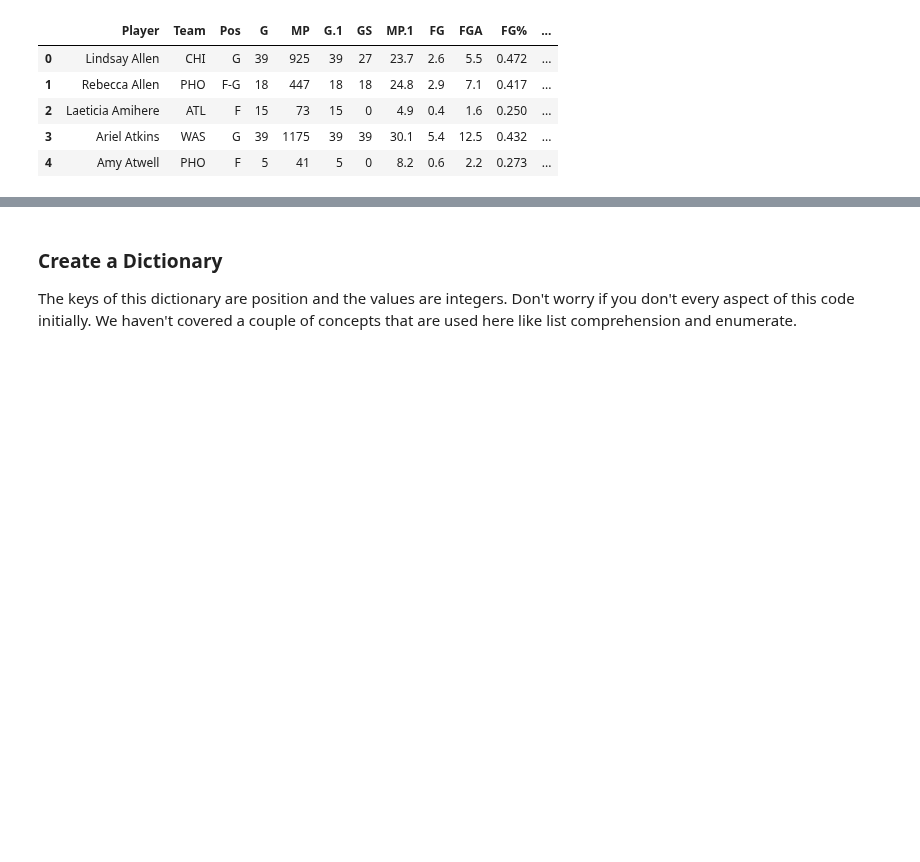
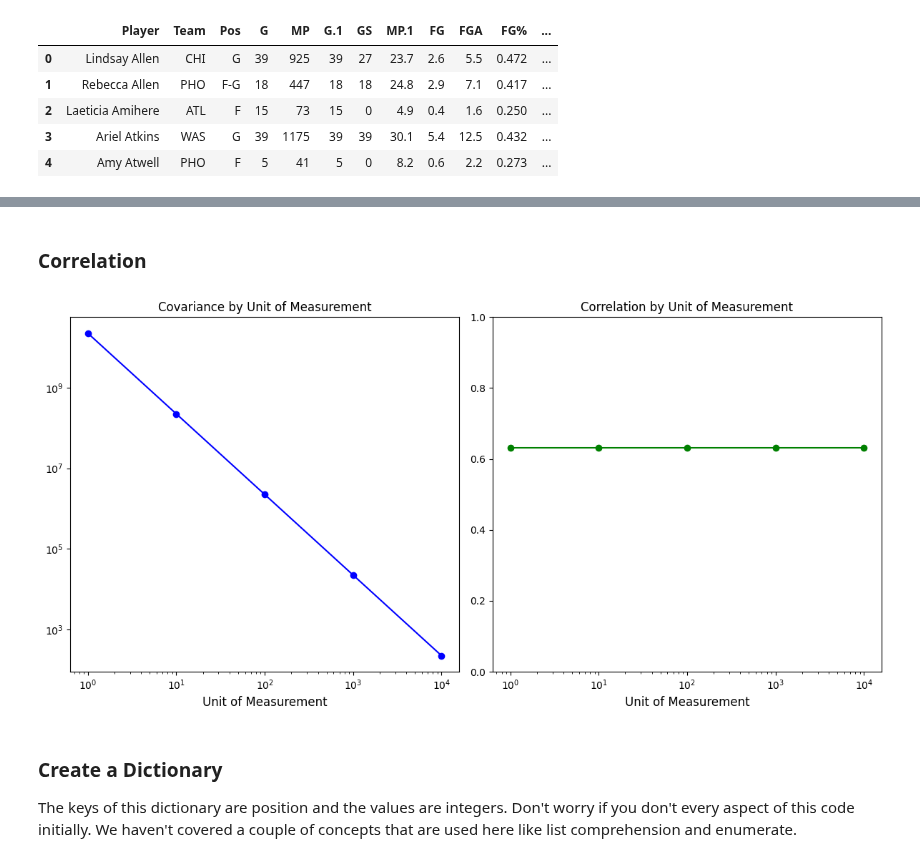
Before and after one commit to pharringtonp19/business-analytics, a Jupyter notebook: notebooks/statistical_inference_five_class.ipynb, the cells around one changed output, grey strips where cells are left out. Saved outputs shown, nothing was run; the diff lists cells and outputs as text; code cells hidden in the pictures; blank space fills up the shorter version.

```diff
--- a/notebooks/statistical_inference_five_class.ipynb
+++ b/notebooks/statistical_inference_five_class.ipynb
@@ -36,0 +66,3 @@ df.head()
+# %%
+qs = pd.read_csv('/content/business-analytics/datasets/massachusetts_mortgages_2017.zip')
+qs.head()
@@ -37,3 +76,40 @@ df.head()
+# %% [markdown]
+### **Correlation**
+# %%
+qs['loan_amount'] = qs['loan_amount_000s'].map(lambda x: x*1000)
+qs['applicant_income'] = qs['applicant_income_000s'].map(lambda x: x*1000)
+
+amounts = [ 1, 10, 100, 1000, 10000]
+results = {'cov': [], 'corr': []}
+
+for amount in amounts:
+  qs['l'] = qs['loan_amount'].map(lambda x : x/amount)
+  qs['i'] = qs['applicant_income'].map(lambda x : x/amount)
+  results['cov'].append(qs['l'].cov(qs['i']))
+  results['corr'].append(qs['l'].corr(qs['i']))
+
+# Creating side-by-side subplots
+fig, axes = plt.subplots(1, 2, figsize=(12, 6))
+
+# Plotting Covariance
+axes[0].plot(amounts, results['cov'], label='Covariance', color='blue', marker='o')
+axes[0].set_title('Covariance by Unit of Measurement', loc='center')
+axes[0].set_xlabel('Unit of Measurement', size=12)
+axes[0].set_xscale('log')
+axes[0].set_yscale('log')
+
+# Plotting Correlation
+axes[1].plot(amounts, results['corr'], label='Correlation', color='green', marker='o')
+axes[1].set_title('Correlation by Unit of Measurement', loc='center')
+axes[1].set_xlabel('Unit of Measurement', size=12)
+axes[1].set_xscale('log')
+axes[1].set_ylim(0, 1)
+
+# Display the plots
+plt.tight_layout()
+plt.show()
+# %% [output]
+[figure, added]
 # %% [markdown]
 ### **Create a Dictionary**
 The keys of this dictionary are position and the values are integers. Don't worry if you don't every aspect of this code initially. We haven't covered a couple of concepts that are used here like list comprehension and enumerate.
```
Also changed, not shown: parts of 7 cells of this notebook.
